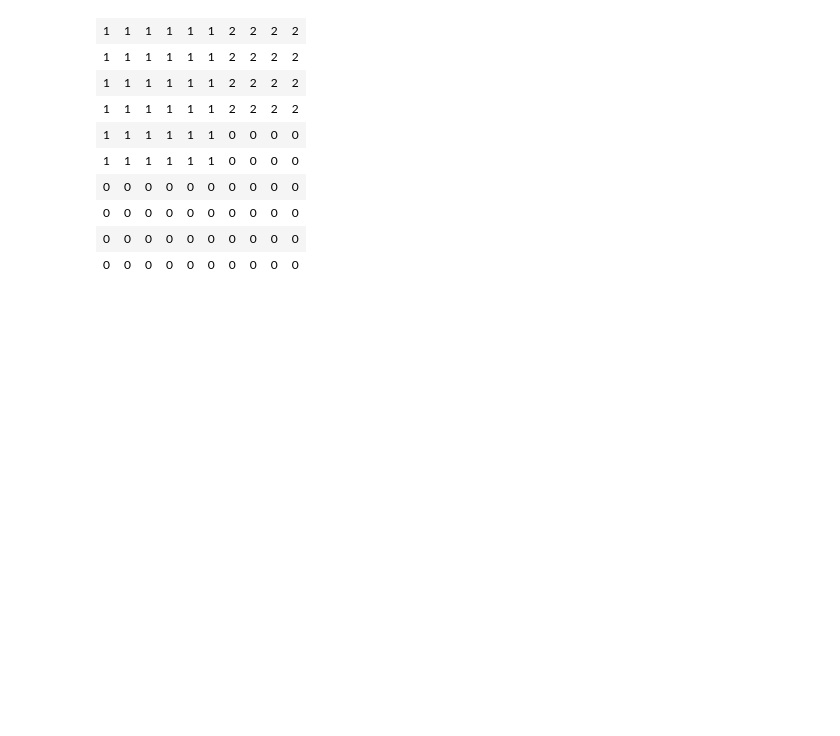
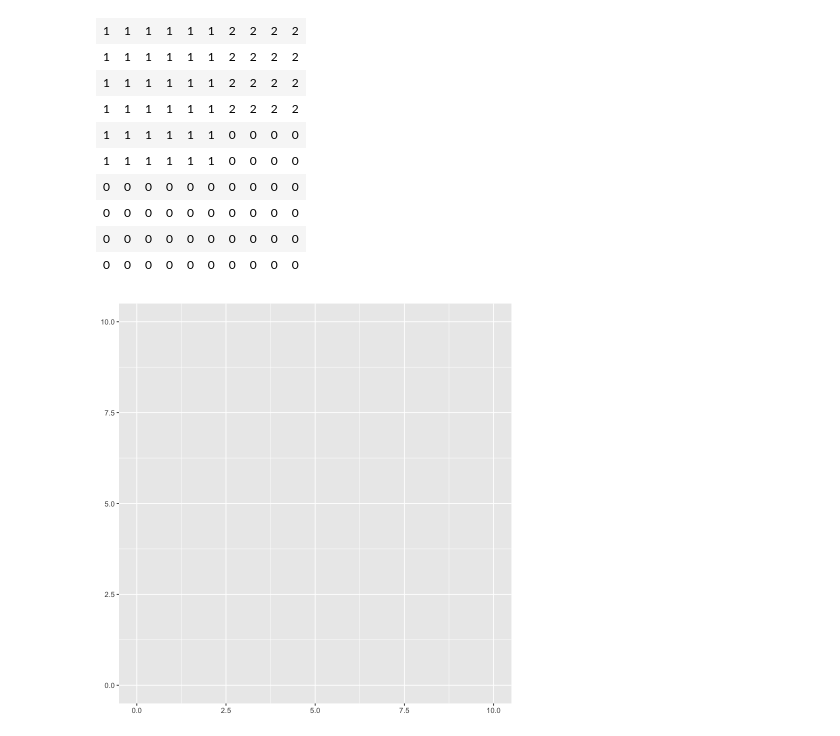
Before and after one commit to bmetenko/SquarePacking, a Jupyter notebook: rSquares.ipynb, the cells around one changed output. Saved outputs shown, nothing was run; the diff lists cells and outputs as text; code cells hidden in the pictures; blank space fills up the shorter version.

Commit message:
Generated ggplot bound squares

```diff
--- a/rSquares.ipynb
+++ b/rSquares.ipynb
@@ -243,11 +243,23 @@ square_canvas <- R6Class(
         show_text = TRUE,
         palette = NULL
       ) {
-        df <- data.frame()
-        ggplot(df) +
-        geom_point() +
-        xlim(self$x_min, self$x_max) +
-        ylim(self$y_min, self$y_max)
+        coords <- sapply(self$contents, function(x) { x})
+        x_min <- sapply(coords, function(x) { x$coordinates$p1$x - 1})
+        x_max <- sapply(coords, function(x) { x$coordinates$p4$x - 1})
+        y_min <- sapply(coords, function(x) { x$coordinates$p1$y - 1})
+        y_max <- sapply(coords, function(x) { x$coordinates$p4$y - 1})
+
+        df <- data.frame(
+          x_min = x_min,
+          x_max = x_max,
+          y_min = y_min,
+          y_max = y_max
+        )
+
+        pl <- ggplot(df) + xlim(self$x_min, self$x_max) + ylim(self$y_min, self$y_max)
+
+        pl <- pl + geom_rect(xmin=x_min, ymin=y_min, xmax=x_max, ymax=y_max, fill="blue")
+        return(pl)
 
       },
       check_all_filled = function(val) {
@@ -270,3 +282,7 @@ A matrix: 10 × 10 of type dbl
 | 0 | 0 | 0 | 0 | 0 | 0 | 0 | 0 | 0 | 0 |
 | 0 | 0 | 0 | 0 | 0 | 0 | 0 | 0 | 0 | 0 |
 | 0 | 0 | 0 | 0 | 0 | 0 | 0 | 0 | 0 | 0 |
+# %%
+A$generate_ggplot()
+# %% [output]
+[figure, added]
```
